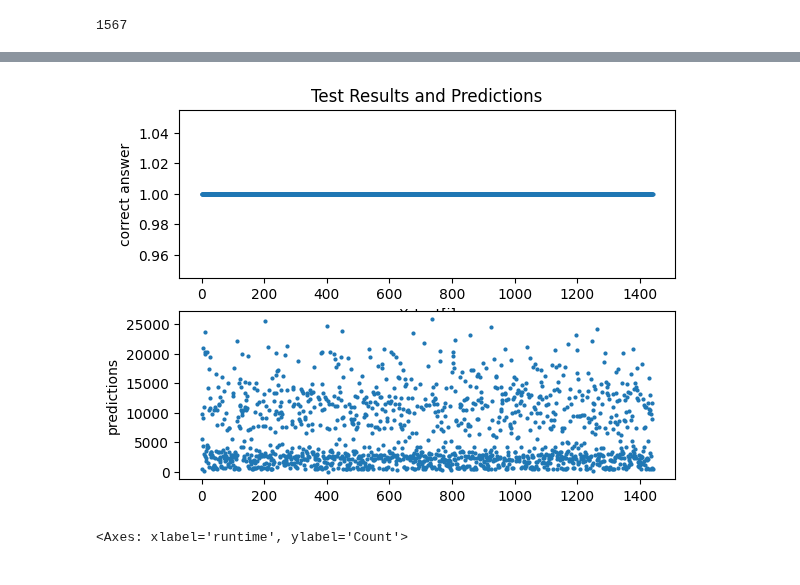
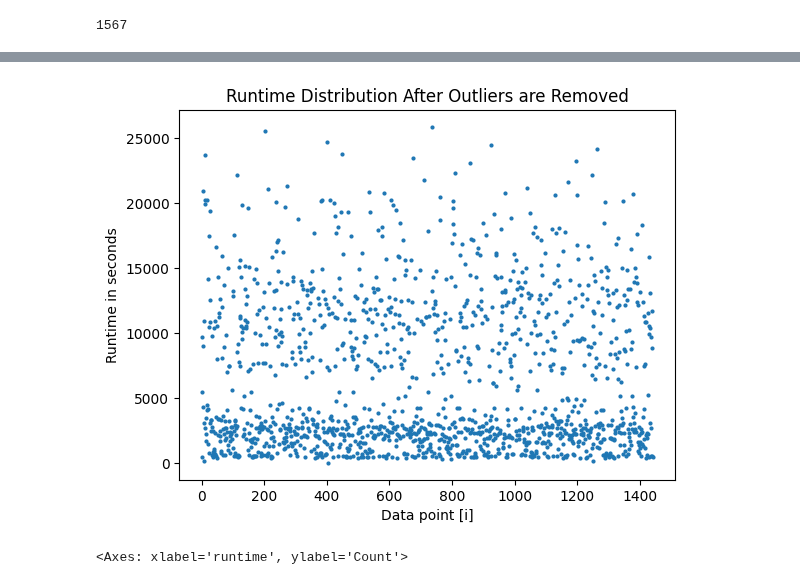
Before and after one commit to devinshende/learning-ml, a Jupyter notebook: classification.ipynb, the cells around one changed output, grey strips where cells are left out. Cells and saved outputs as stored; diff of their text form; code cells hidden in the pictures.

```diff
--- a/classification.ipynb
+++ b/classification.ipynb
@@ -71,7 +78,11 @@ df
 # %%
-show_plots(df["runtime"],df["timestep"])
+plt.title("Runtime Distribution After Outliers are Removed")
+plt.scatter(range(len(df["runtime"])),df["runtime"],s=4)
+plt.ylabel("Runtime in seconds")
+plt.xlabel("Data point [i]")
+plt.show()
 # %% [output]
-[figure, old version]
+[figure, new version]
 # %%
 sns.histplot(df["runtime"])
 # %% [output]
```
Also changed, not shown: parts of 57 cells of this notebook, 1 other file.
